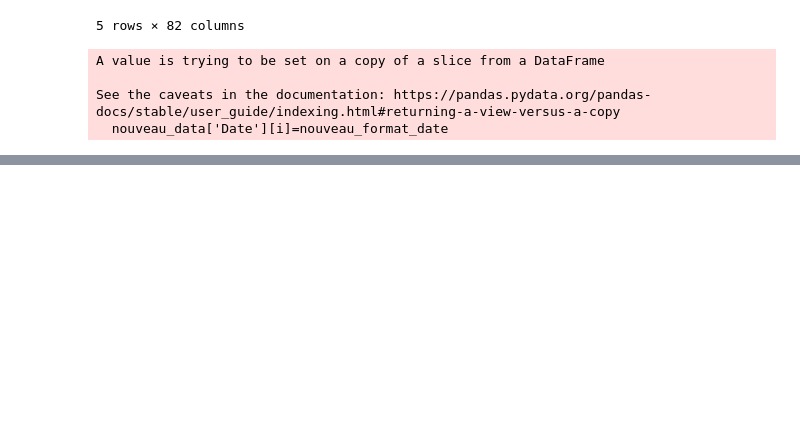
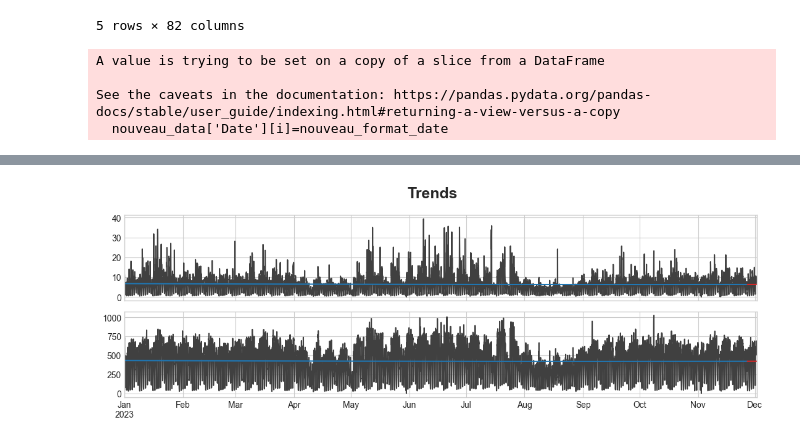
Before and after one commit to maceoduriez/Datathon_BCG_colissiMONSTRE, a Jupyter notebook: datathon_bcg/notebooks/Louis.ipynb, the cells around one changed output, grey strips where cells are left out. Saved outputs shown, nothing was run; the diff lists cells and outputs as text; code cells hidden in the pictures; blank space fills up the shorter version.

```diff
--- a/datathon_bcg/notebooks/Louis.ipynb
+++ b/datathon_bcg/notebooks/Louis.ipynb
@@ -207,0 +155,7 @@ meteo['Date'][0]
+# %%
+# Load data
+data = ["taux_occupation", "debit_horaire"]
+df=traiter_donnees(pd.read_csv(r"C:\Users\louis\OneDrive\Documents\CS\BCG Datathon\Datathon_BCG_colissiMONSTRE\datathon_bcg\data\sts_2023.csv", delimiter=';'), arc='sts')
+df=remplacer_valeurs_manquantes_par_decalage(df)
+df=df.drop(columns=['Libelle','etat_arc'])
+df = pd.concat({'Données': df}, names=[None, 'data'], axis=1)
@@ -207,0 +196,47 @@ meteo['Date'][0]
+# %%
+y = df.copy()
+
+y.fillna(0, inplace=True)
+
+# Create trend features
+dp = DeterministicProcess(
+    index=y.index,  # dates from the training data
+    constant=True,  # the intercept
+    order=2,        # quadratic trend
+    drop=True,      # drop terms to avoid collinearity
+)
+X = dp.in_sample()  # features for the training data
+
+# Test on the years 2016-2019. It will be easier for us later if we
+# split the date index instead of the dataframe directly.
+idx_train, idx_test = train_test_split(
+    y.index, test_size=24 * 5, shuffle=False,
+)
+X_train, X_test = X.loc[idx_train, :], X.loc[idx_test, :]
+y_train, y_test = y.loc[idx_train], y.loc[idx_test]
+
+# Fit trend model
+model = LinearRegression(fit_intercept=False)
+model.fit(X_train, y_train)
+
+# Make predictions
+y_fit = pd.DataFrame(
+    model.predict(X_train),
+    index=y_train.index,
+    columns=y_train.columns,
+)
+y_pred = pd.DataFrame(
+    model.predict(X_test),
+    index=y_test.index,
+    columns=y_test.columns,
+)
+
+# Plot
+axs = y_train.plot(color='0.25', subplots=True, sharex=True)
+axs = y_test.plot(color='0.25', subplots=True, sharex=True, ax=axs)
+axs = y_fit.plot(color='C0', subplots=True, sharex=True, ax=axs)
+axs = y_pred.plot(color='C3', subplots=True, sharex=True, ax=axs)
+for ax in axs: ax.legend([])
+_ = plt.suptitle("Trends")
+# %% [output]
+[figure, added]
```
Also changed, not shown: parts of 35 cells of this notebook.
